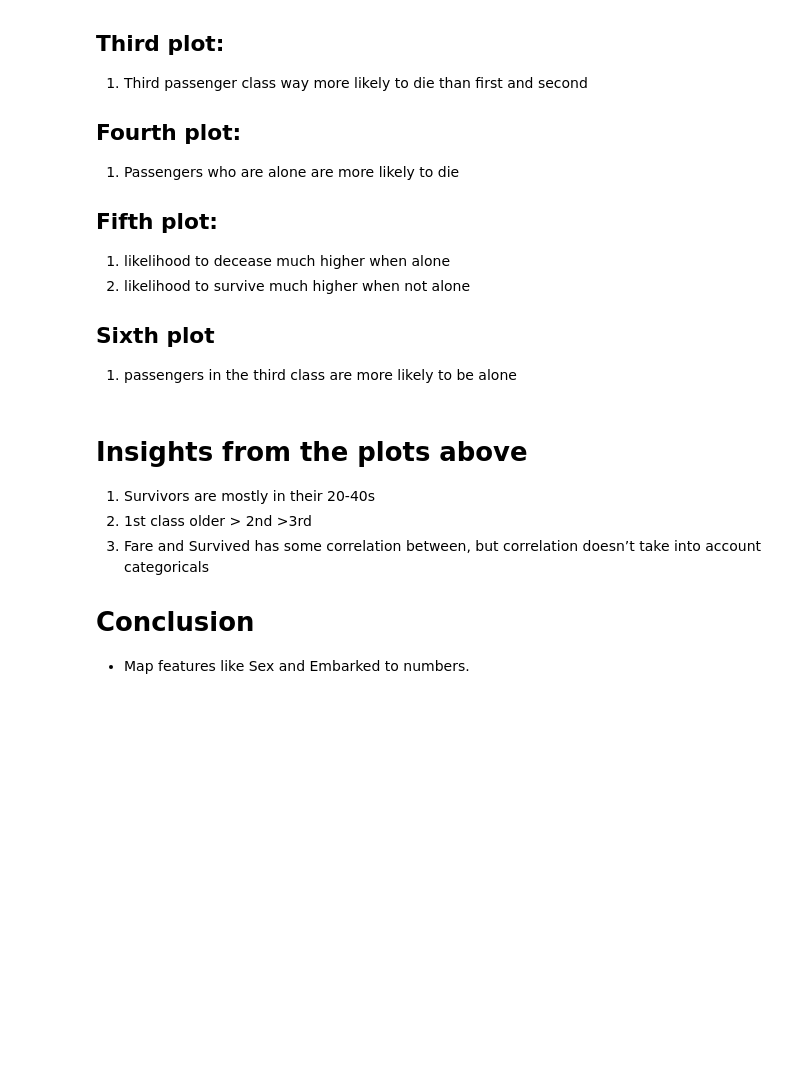
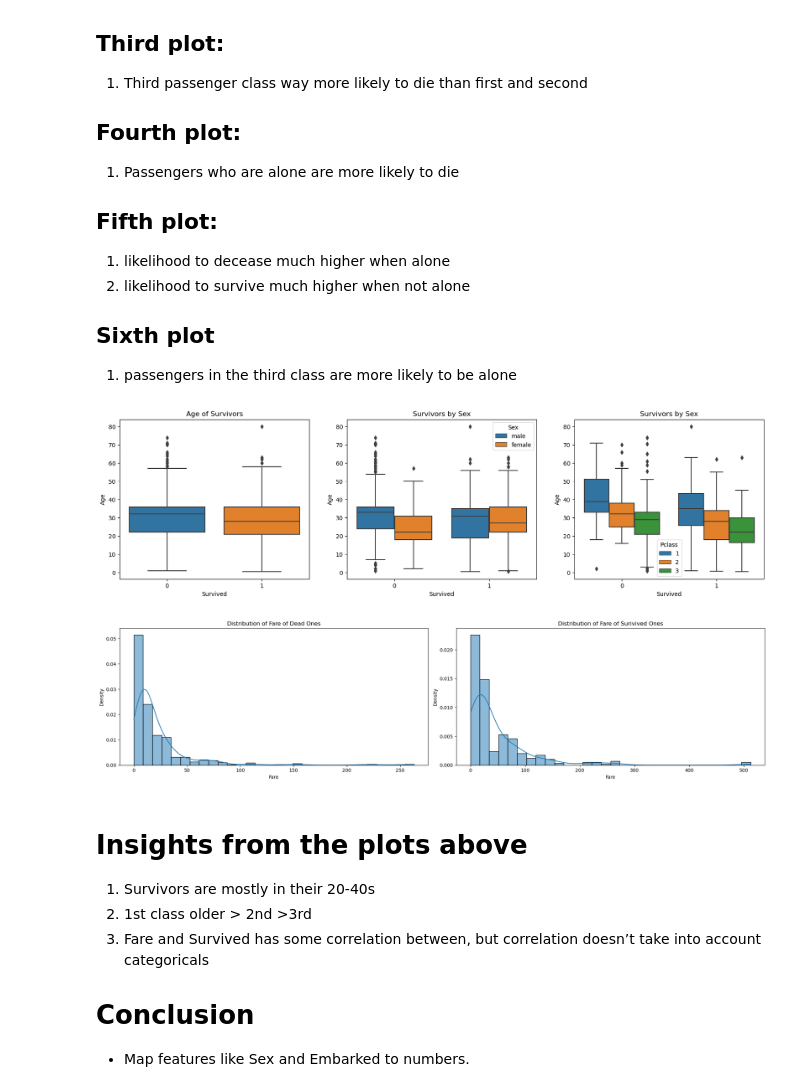
Before and after one commit to Alex-Mak-MCW/Titanic-Survival-Precictions-Project, a Jupyter notebook: KaggleTitanicProject.ipynb, the cells around one changed output. Cells and saved outputs as stored; diff of their text form; code cells hidden in the pictures; blank space fills up the shorter version.

```diff
--- a/KaggleTitanicProject.ipynb
+++ b/KaggleTitanicProject.ipynb
@@ -265,21 +334,26 @@ plt.tight_layout()
 ## Sixth plot
 1. passengers in the third class are more likely to be alone
 # %%
-# More Visualization (boxplots and histplots) to show different feature's impact
+# 3.4 Feature Engineering - More visualizations (boxplots, histplots)
+
+# Visualization to show different feature's impact
 
 # Boxplots
 # figsize(x,y)
 # axx is the axes object
 fig, axx = plt.subplots(1, 3, figsize=(20,5))
 sns.boxplot(data=train_data, x='Survived', y='Age', ax=axx[0]).set(title='Age of Survivors')
 sns.boxplot(data=train_data, x='Survived', y='Age', hue='Sex',ax=axx[1]).set(title='Survivors by Sex')
 sns.boxplot(data=train_data, x='Survived', y='Age', hue="Pclass", ax=axx[2]).set(title='Survivors by Sex')
 
-# histplots (temp not working because need to downgrade matplotlib to 3.3.4 and possible other package like pandas and seaborn)
-# fig, axx2 = plt.subplots(1, 2, figsize=(20,5))
-# sns.histplot(data=train_data, x=train_data[train_data["Survived"]==0]["Fare"], kde=True, stat='density',bins=30, ax=axx2[0]).set(title='Distribution of Fare of Dead Ones')
-# sns.histplot(data=train_data, x=train_data[train_data["Survived"]==1]["Fare"], kde=True, stat='density',bins=30, ax=axx2[1]).set(title='Distribution of Fare of Surivived Ones')
+# histplots
+fig, axx = plt.subplots(1, 2, figsize=(20,5))
+sns.histplot(data=train_data, x=train_data[train_data["Survived"]==0]["Fare"], kde=True, stat='density',bins=30, ax=axx[0]).set(title='Distribution of Fare of Dead Ones')
+sns.histplot(data=train_data, x=train_data[train_data["Survived"]==1]["Fare"], kde=True, stat='density',bins=30, ax=axx[1]).set(title='Distribution of Fare of Surivived Ones')
 plt.tight_layout()
+# %% [output]
+[figure, added]
+[figure, added]
 # %% [markdown]
 # Insights from the plots above
 1. Survivors are mostly in their 20-40s
```
Also changed, not shown: parts of 20 cells of this notebook, 1 other file.
